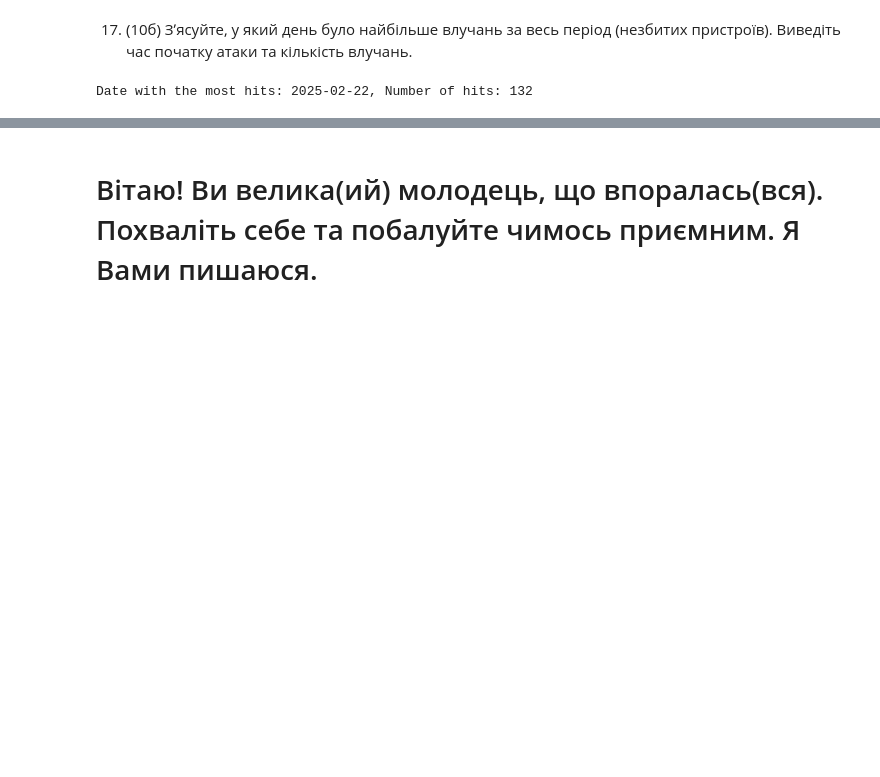
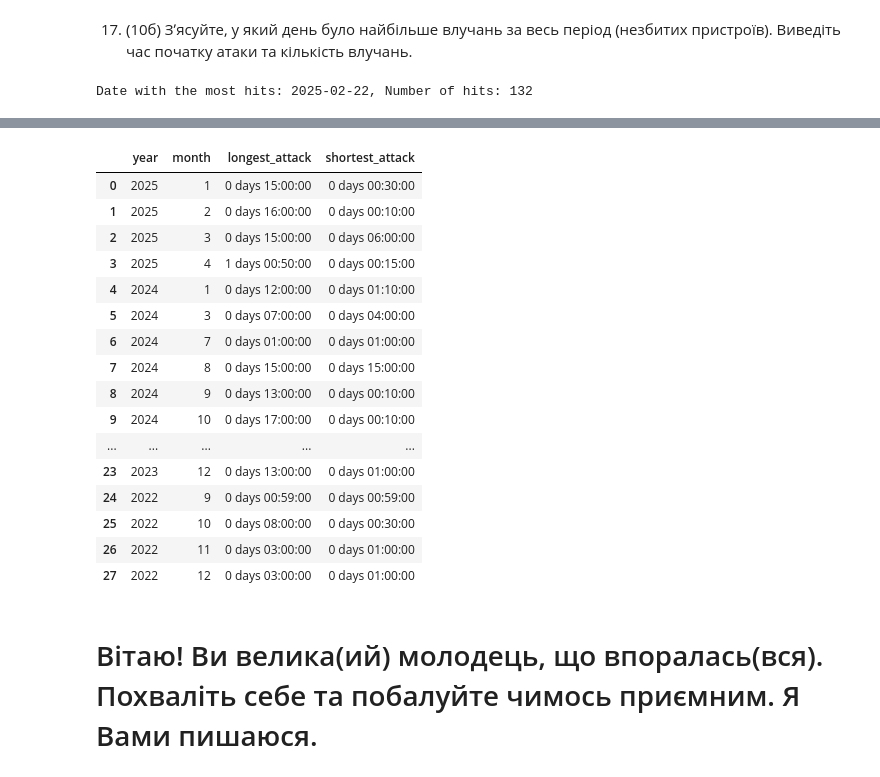
Before and after one commit to nomadflamingo/python-for-big-data-and-data-science-course, a Jupyter notebook: python_practice_9_2025.ipynb, the cells around one changed output, grey strips where cells are left out. Drawn from its saved outputs; the diff is of its cells as text; code cells hidden in the pictures; blank space fills up the shorter version.

Commit message:
format attack duration summary in a requested format

```diff
--- a/python_practice_9_2025.ipynb
+++ b/python_practice_9_2025.ipynb
@@ -331,35 +331,39 @@ Date with the most hits: 2025-02-22, Number of hits: 132
 
 Запишіть його у файл типу сsv. Після цього виведіть на екран.
 # %%
-ukr_months = {
-    1: "січень",
-    2: "лютий",
-    3: "березень",
-    4: "квітень",
-    5: "травень",
-    6: "червень",
-    7: "липень",
-    8: "серпень",
-    9: "вересень",
-    10: "жовтень",
-    11: "листопад",
-    12: "грудень"
-}
-
 df_attacks['year'] = df_attacks['time_start'].dt.year
 df_attacks['month'] = df_attacks['time_start'].dt.month
 
 group = df_attacks.groupby(['year', 'month'])['duration_seconds']
 
 result = pd.DataFrame({
     'longest_attack': pd.to_timedelta(group.max(), unit='s'),
     'shortest_attack': pd.to_timedelta(group.min(), unit='s')
 }).reset_index()
 
-# Convert to ukrainian months
-result['month'] = result['month'].map(ukr_months)
+result = result.sort_values(by=['year', 'month'], ascending=[False, True]).reset_index(drop=True)
 
 result.to_csv("data/attack_duration_summary.csv", index=False)
+
+result
+# %% [output]
+|  | year | month | longest_attack | shortest_attack |
+| 0 | 2025 | 1 | 0 days 15:00:00 | 0 days 00:30:00 |
+| 1 | 2025 | 2 | 0 days 16:00:00 | 0 days 00:10:00 |
+| 2 | 2025 | 3 | 0 days 15:00:00 | 0 days 06:00:00 |
+| 3 | 2025 | 4 | 1 days 00:50:00 | 0 days 00:15:00 |
+| 4 | 2024 | 1 | 0 days 12:00:00 | 0 days 01:10:00 |
+| 5 | 2024 | 3 | 0 days 07:00:00 | 0 days 04:00:00 |
+| 6 | 2024 | 7 | 0 days 01:00:00 | 0 days 01:00:00 |
+| 7 | 2024 | 8 | 0 days 15:00:00 | 0 days 15:00:00 |
+| 8 | 2024 | 9 | 0 days 13:00:00 | 0 days 00:10:00 |
+| 9 | 2024 | 10 | 0 days 17:00:00 | 0 days 00:10:00 |
+| ... | ... | ... | ... | ... |
+| 23 | 2023 | 12 | 0 days 13:00:00 | 0 days 01:00:00 |
+| 24 | 2022 | 9 | 0 days 00:59:00 | 0 days 00:59:00 |
+| 25 | 2022 | 10 | 0 days 08:00:00 | 0 days 00:30:00 |
+| 26 | 2022 | 11 | 0 days 03:00:00 | 0 days 01:00:00 |
+| 27 | 2022 | 12 | 0 days 03:00:00 | 0 days 01:00:00 |
 # %% [markdown]
 # Вітаю! Ви велика(ий) молодець, що впоралась(вся). Похваліть себе та побалуйте чимось приємним. Я Вами пишаюся.
 # %% [markdown]
```
Also changed, not shown: 1 other file.
